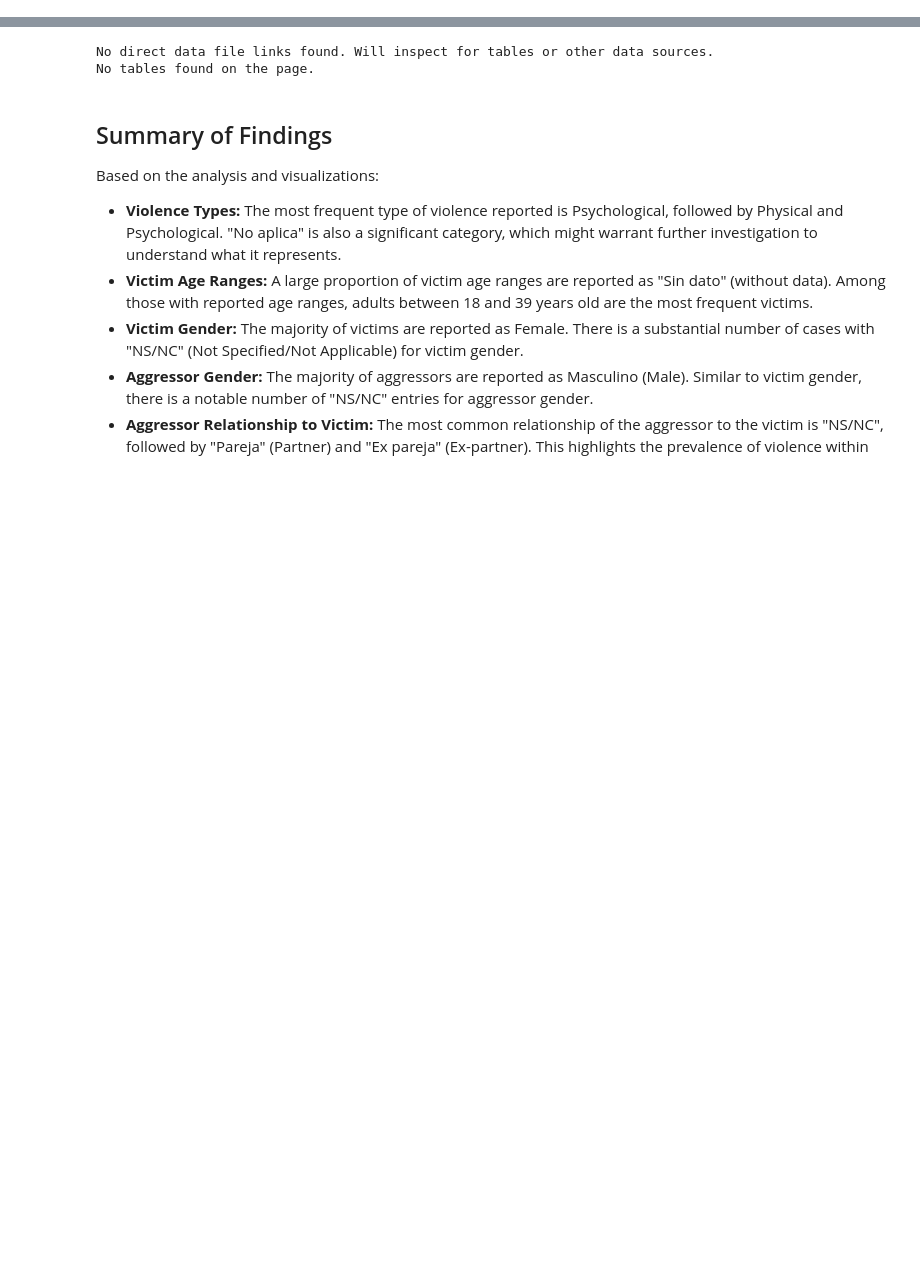
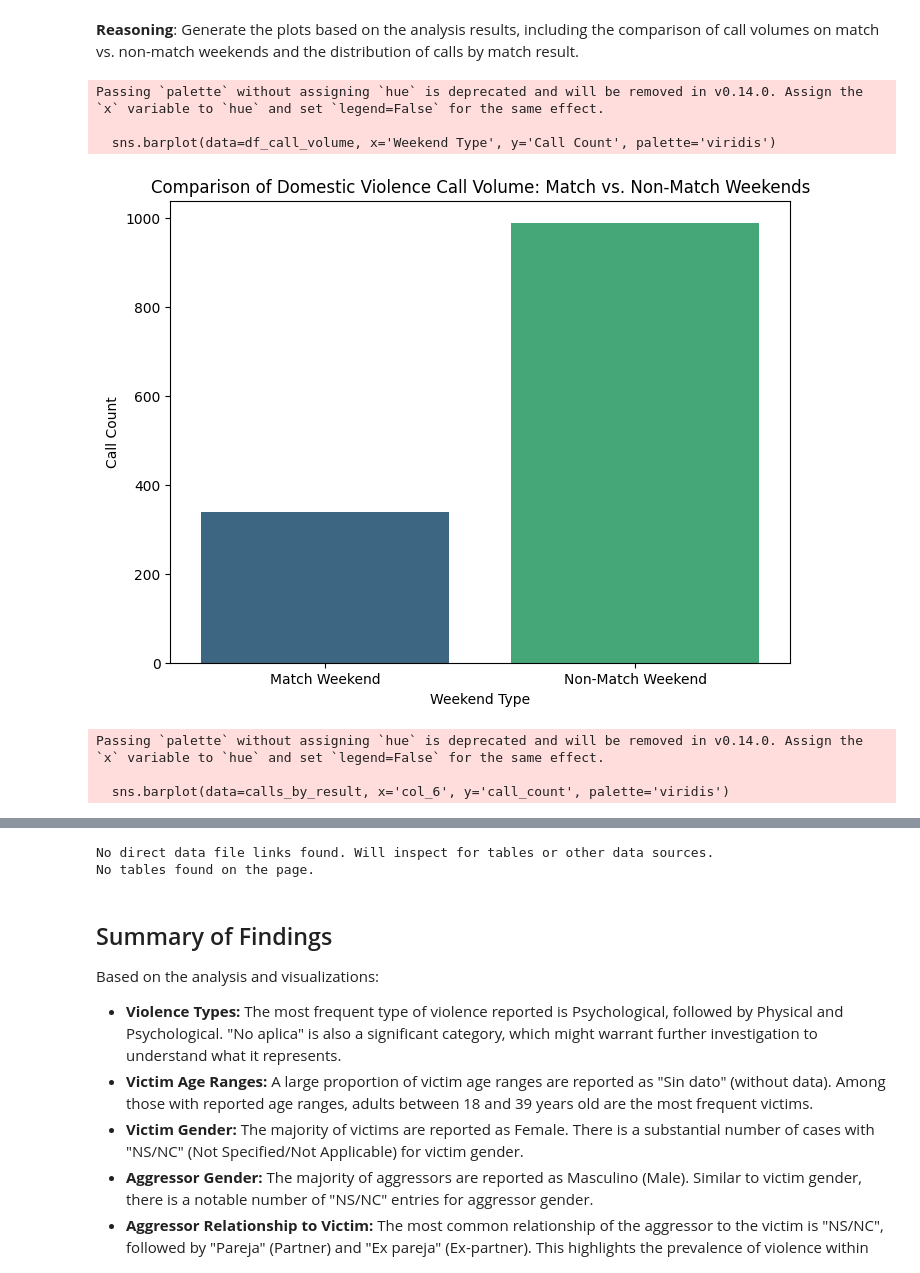
Before and after one commit to ValenG03/DVfootball-IA-project, a Jupyter notebook: ProyectoIA.ipynb, the cells around one changed output, grey strips where cells are left out. Drawn from its saved outputs; the diff is of its cells as text; code cells hidden in the pictures; blank space fills up the shorter version.

```diff
--- a/ProyectoIA.ipynb
+++ b/ProyectoIA.ipynb
@@ -2,0 +512,38 @@
+# %% [markdown]
+**Reasoning**:
+Generate the plots based on the analysis results, including the comparison of call volumes on match vs. non-match weekends and the distribution of calls by match result.
+# %%
+import matplotlib.pyplot as plt
+import seaborn as sns
+
+# 1. Visualization: Comparison of Call Volume: Match vs. Non-Match Weekends
+df_call_volume = pd.DataFrame({
+    'Weekend Type': ['Match Weekend', 'Non-Match Weekend'],
+    'Call Count': [total_calls_match_weekends, total_calls_non_match_weekends]
+})
+
+plt.figure(figsize=(8, 6))
+sns.barplot(data=df_call_volume, x='Weekend Type', y='Call Count', palette='viridis')
+plt.title('Comparison of Domestic Violence Call Volume: Match vs. Non-Match Weekends')
+plt.xlabel('Weekend Type')
+plt.ylabel('Call Count')
+plt.show()
+
+
+# 2. Visualization: Distribution of Calls by Match Result on Match Weekends
+plt.figure(figsize=(8, 6))
+sns.barplot(data=calls_by_result, x='col_6', y='call_count', palette='viridis')
+plt.title('Distribution of Domestic Violence Calls by Match Result on Match Weekends')
+plt.xlabel('Match Result')
+plt.ylabel('Number of Calls')
+plt.show()
+
+# Note: We can add more visualizations here if needed, e.g., distribution of violence types on match weekends
+# %% [output]
+Passing `palette` without assigning `hue` is deprecated and will be removed in v0.14.0. Assign the `x` variable to `hue` and set `legend=False` for the same effect.
+
+  sns.barplot(data=df_call_volume, x='Weekend Type', y='Call Count', palette='viridis')
+[figure, added]
+Passing `palette` without assigning `hue` is deprecated and will be removed in v0.14.0. Assign the `x` variable to `hue` and set `legend=False` for the same effect.
+
+  sns.barplot(data=calls_by_result, x='col_6', y='call_count', palette='viridis')
```
Also changed, not shown: parts of 30 cells of this notebook.
